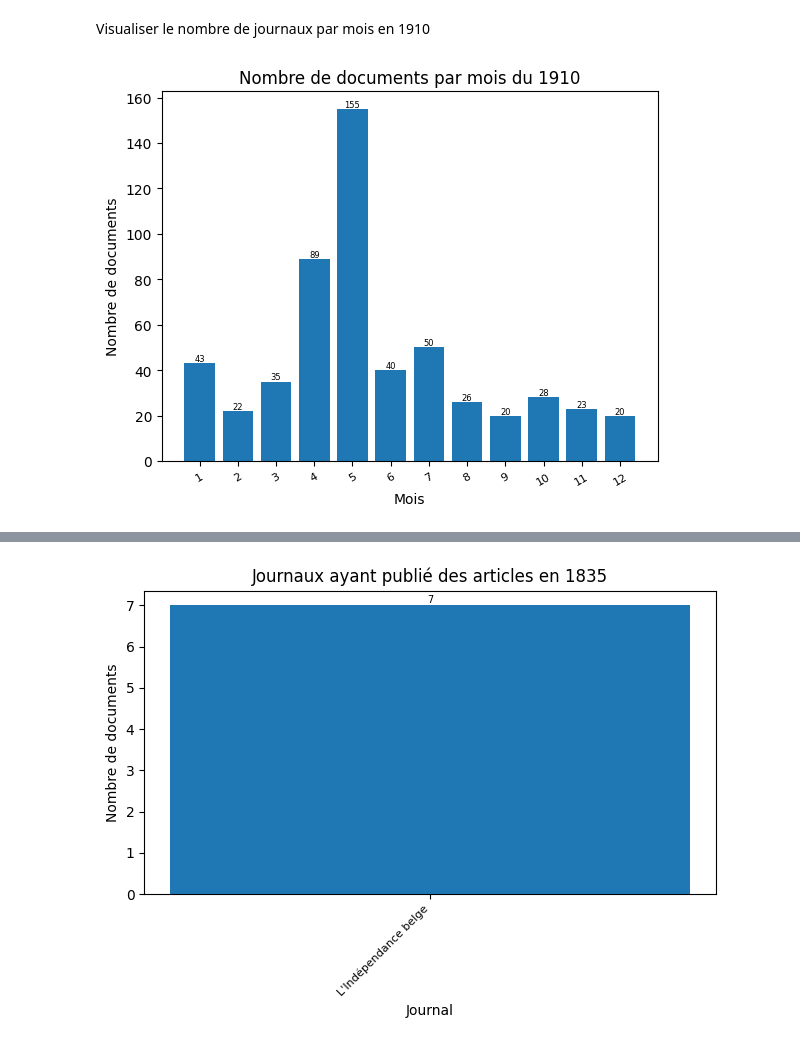
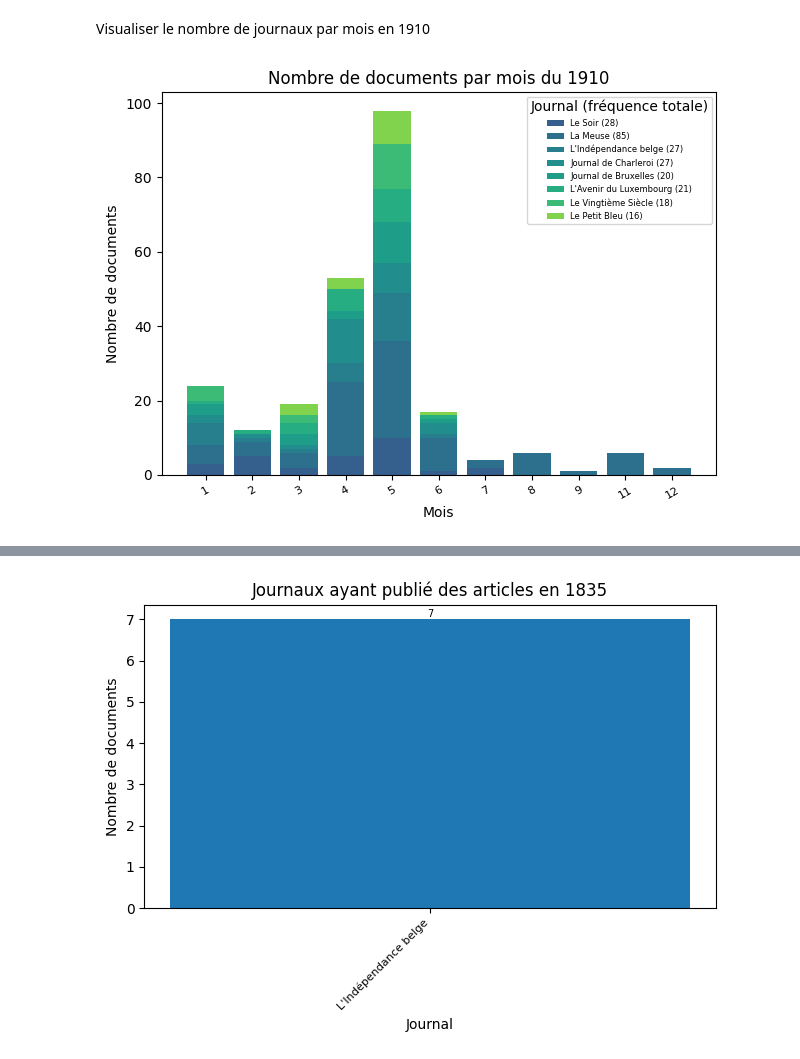
Before and after one commit to CasiaLogan/tac, a Jupyter notebook: tps/tp4/preparer_halley.ipynb, the cells around one changed output, grey strips where cells are left out. Drawn from its saved outputs; the diff is of its cells as text; code cells hidden in the pictures.

```diff
--- a/tps/tp4/preparer_halley.ipynb
+++ b/tps/tp4/preparer_halley.ipynb
@@ -143,0 +190,12 @@ plt.show()
+# %%
+# Create decade-newspaper mapping
+decade_newspaper_count = defaultdict(lambda: defaultdict(int))
+for (year, month, day), newspaper_data in date_newspaper_count.items():
+    decade = year[:3] + "0s"
+    for newspaper, count in newspaper_data.items():
+        decade_newspaper_count[decade][newspaper] += count
+
+# Use the shared function
+decades = list(sorted_decades.keys())
+create_stacked_bar_chart(decade_newspaper_count, decades,
+                         'Décennie', 'Nombre de documents par décennie et par journal')
@@ -144,17 +204,18 @@ plt.show()
 # %% [markdown]
 Visualiser le nombre de journaux par mois en 1910
 # %%
-passage_1910 = [str(year) for year in range(1909, 1911)]
-sorted_months = dict(sorted(count_month.items(), key=lambda item: int(item[0])))
+# Create month-newspaper mapping for 1909-1910
+passage_1910 = [str(year) for year in range(1910, 1911)] #In Python, range(start, stop) generates numbers from start up to but not including stop
+month_newspaper_count_1910 = defaultdict(lambda: defaultdict(int))
 
-index = np.arange(len(sorted_months))
-month_bars = plt.bar(index, sorted_months.values())
-plt.xlabel('Mois')
-plt.ylabel('Nombre de documents')
-plt.xticks(index, sorted_months.keys(), fontsize=8, rotation=30)
-plt.title('Nombre de documents par mois du 1910')
-plt.bar_label(month_bars, label_type='edge', fontsize=6)
+for (year, month, day), newspaper_data in date_newspaper_count.items():
+    if year in passage_1910:
+        for newspaper, count in newspaper_data.items():
+            month_newspaper_count_1910[month][newspaper] += count
 
-plt.show()
+# Use the shared function
+sorted_months = sorted(month_newspaper_count_1910.keys(), key=int)
+create_stacked_bar_chart(month_newspaper_count_1910, sorted_months,
+                         'Mois', 'Nombre de documents par mois du 1910')
 # %% [output]
-[figure, old version]
+[figure, new version]
```
Also changed, not shown: parts of 7 cells of this notebook, 5 other files.
